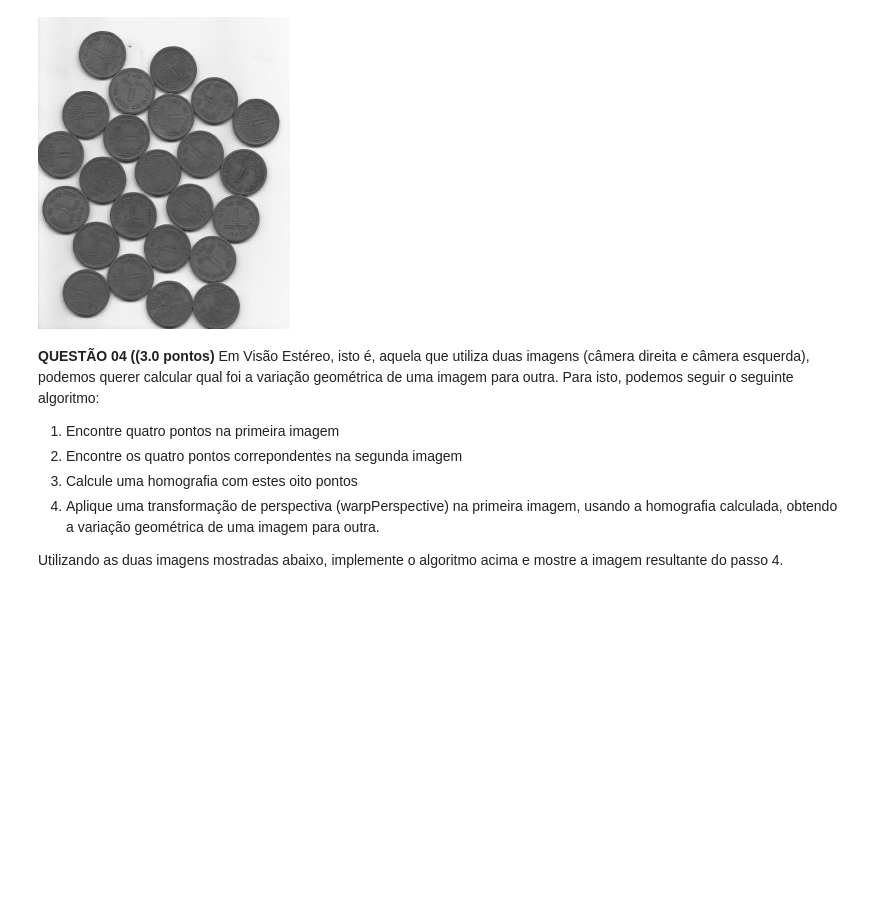
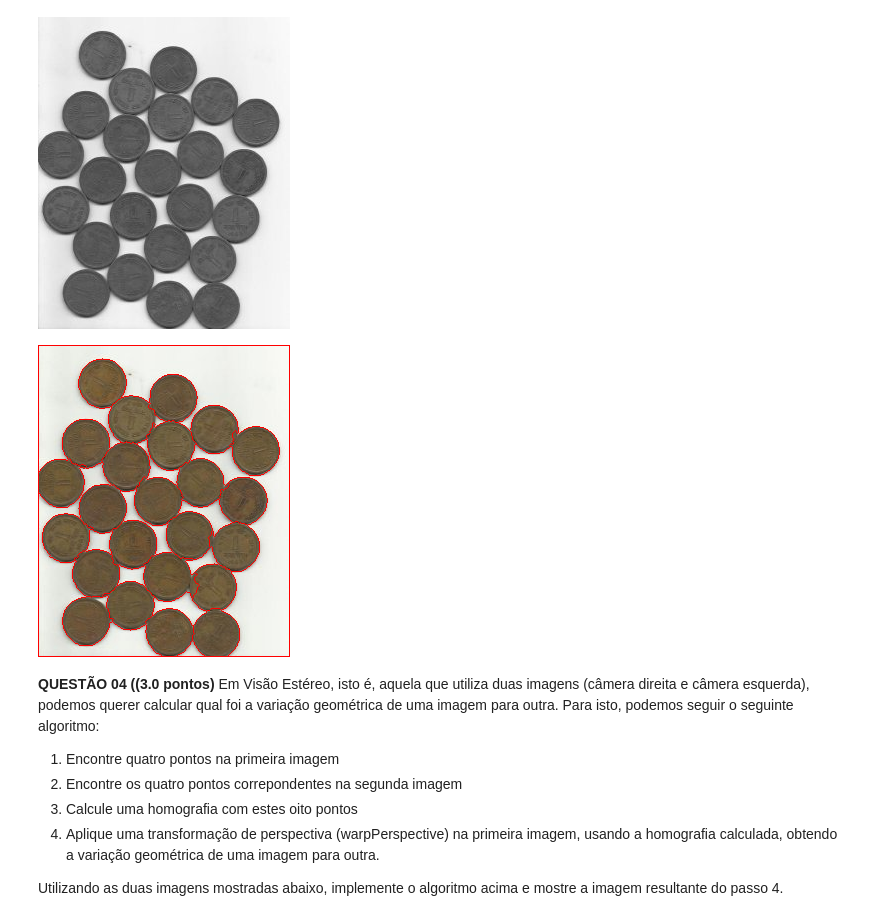
Before and after one commit to BrunoSDomingues/visaocomputacional, a Jupyter notebook: PF/Visão_Computacional_PF.ipynb, the cells around one changed output. Cells and saved outputs as stored; diff of their text form; code cells hidden in the pictures; blank space fills up the shorter version.

```diff
--- a/PF/Visão_Computacional_PF.ipynb
+++ b/PF/Visão_Computacional_PF.ipynb
@@ -62,3 +75,50 @@ cv2_imshow(img)
+# %%
+from matplotlib import pyplot as plt
+
+# Lendo a imagem novamente pois o metodo exige que a imagem seja lida
+# como colorida
+img = cv.imread('water_coins.jpg')
+
+# Primeiramente, busca-se obter uma estimativa dos formatos das moedas em uma
+# imagem preto e branco. Para tal, pode-se usar o metodo de thresholding de
+# Otsu (ele seleciona um valor de thresholding de forma automatica)
+gray = cv.cvtColor(img, cv.COLOR_BGR2GRAY)
+ret, thresh = cv.threshold(gray,0,255,cv.THRESH_BINARY_INV+cv.THRESH_OTSU)
+
+# Em seguida, reduz-se o ruído da imagem
+kernel = np.ones((3,3),np.uint8)
+opening = cv.morphologyEx(thresh,cv.MORPH_OPEN,kernel, iterations = 2)
+
+# Encontrando as areas que temos certeza que fazem parte do background (fundo branco)
+background = cv.dilate(opening,kernel,iterations=3)
+
+# Encontrando as areas que temos certeza que fazem parte do foreground (moedas)
+dist_transform = cv.distanceTransform(opening, cv.DIST_L2, 5)
+ret, foreground = cv.threshold(dist_transform, 0.7*dist_transform.max(), 255, 0)
+
+# Aplicando subtracao para selecionar as regioes que nao sabemos se sao
+# parte do background ou do foreground
+foreground = np.uint8(foreground)
+unknown = cv.subtract(background, foreground)
+
+# Criando marcacoes
+ret, markers = cv.connectedComponents(foreground)
+
+# Em alguns casos ele pode achar que o background faz parte da area nao
+# determinada, e define sua marcacao como 0. Para evitar isso, basta somar 1
+# nas marcacoes.
+markers = markers + 1
+
+# Definindo as marcacoes que fazem parte da area desconhecida com valor 0
+markers[unknown==255] = 0
+
+# Aplicando a transformacao de watershed
+markers = cv.watershed(img,markers)
+img[markers == -1] = [0,0,255] # Regioes de contorno
+
+cv2_imshow(img)
+# %% [output]
+[figure, added]
 # %% [markdown]
 **QUESTÃO 04 ((3.0 pontos)** Em Visão Estéreo, isto é, aquela que utiliza duas imagens (câmera direita e câmera esquerda), podemos querer calcular qual foi a variação geométrica de uma imagem para outra. Para isto, podemos seguir o seguinte algoritmo:
 
```
Also changed, not shown: parts of 10 cells of this notebook.
